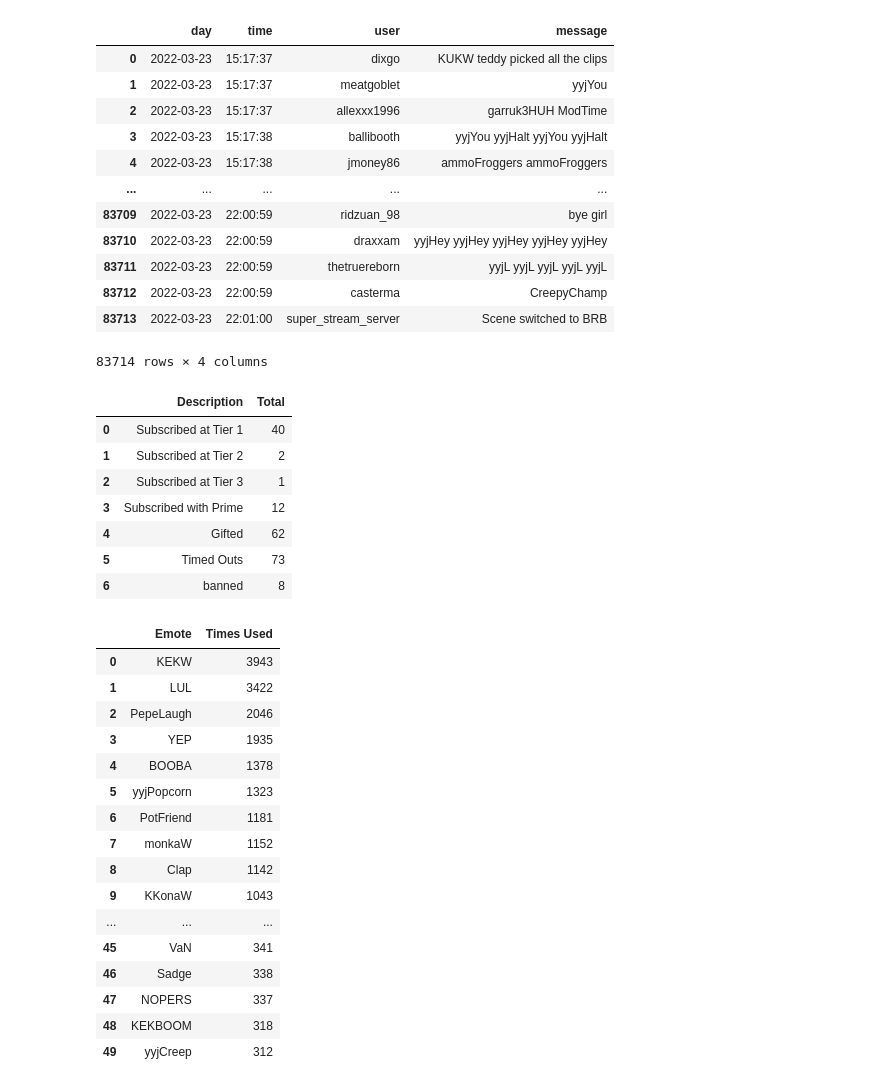
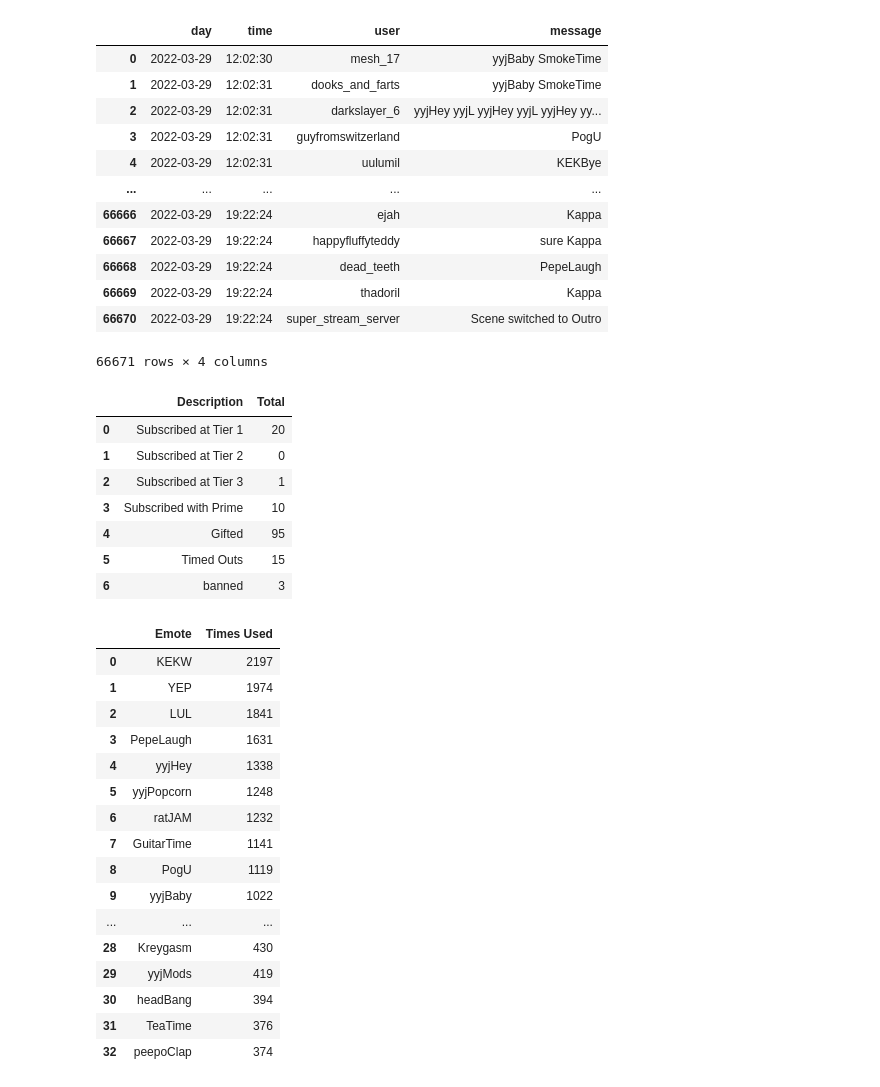
Before and after one commit to quassidi/yyj_project, a Jupyter notebook: with_python/jinnytty_analytics.ipynb, the cells around one changed output. Saved outputs shown, nothing was run; the diff lists cells and outputs as text; code cells hidden in the pictures.

```diff
--- a/with_python/jinnytty_analytics.ipynb
+++ b/with_python/jinnytty_analytics.ipynb
@@ -1,27 +1,27 @@
 # %%
 import pandas as pd
 from matplotlib import dates as mpl_dates
 import matplotlib.pyplot as plt
 import numpy as np
 from datetime import datetime, timedelta
 from jinja2 import Environment, FileSystemLoader
-df = pd.read_csv('../yyj.txt', delimiter='|', encoding='utf8', header=None, names=["day", "time", "user", "message"])
-#df = read.loc[:read[(read["user"] == "super_stream_server") & (read["message"] == "Scene switched to  Outro" )].any(1).idxmax()]
+read = pd.read_csv('../yyj.txt', delimiter='|', encoding='utf8', header=None, names=["day", "time", "user", "message"])
+df = read.loc[:read[(read["user"] == "super_stream_server") & (read["message"] == "Scene switched to  Outro" )].any(1).idxmax()]
 df
 # %% [output]
 |  | day | time | user | message |
-| 0 | 2022-03-23 | 15:17:37 | dixgo | KUKW teddy picked all the clips |
-| 1 | 2022-03-23 | 15:17:37 | meatgoblet | yyjYou |
-| 2 | 2022-03-23 | 15:17:37 | allexxx1996 | garruk3HUH ModTime |
-| 3 | 2022-03-23 | 15:17:38 | ballibooth | yyjYou yyjHalt yyjYou yyjHalt |
-| 4 | 2022-03-23 | 15:17:38 | jmoney86 | ammoFroggers ammoFroggers |
+| 0 | 2022-03-29 | 12:02:30 | mesh_17 | yyjBaby SmokeTime |
+| 1 | 2022-03-29 | 12:02:31 | dooks_and_farts | yyjBaby SmokeTime |
+| 2 | 2022-03-29 | 12:02:31 | darkslayer_6 | yyjHey yyjL yyjHey yyjL yyjHey yy... |
+| 3 | 2022-03-29 | 12:02:31 | guyfromswitzerland | PogU |
+| 4 | 2022-03-29 | 12:02:31 | uulumil | KEKBye |
 | ... | ... | ... | ... | ... |
-| 83709 | 2022-03-23 | 22:00:59 | ridzuan_98 | bye girl |
-| 83710 | 2022-03-23 | 22:00:59 | draxxam | yyjHey yyjHey yyjHey yyjHey yyjHey |
-| 83711 | 2022-03-23 | 22:00:59 | thetruereborn | yyjL yyjL yyjL yyjL yyjL |
-| 83712 | 2022-03-23 | 22:00:59 | casterma | CreepyChamp |
-| 83713 | 2022-03-23 | 22:01:00 | super_stream_server | Scene switched to BRB |
+| 66666 | 2022-03-29 | 19:22:24 | ejah | Kappa |
+| 66667 | 2022-03-29 | 19:22:24 | happyfluffyteddy | sure Kappa |
+| 66668 | 2022-03-29 | 19:22:24 | dead_teeth | PepeLaugh |
+| 66669 | 2022-03-29 | 19:22:24 | thadoril | Kappa |
+| 66670 | 2022-03-29 | 19:22:24 | super_stream_server | Scene switched to Outro |
-83714 rows × 4 columns
+66671 rows × 4 columns
 # %%
 today = datetime.today()
 d2 = today.strftime("%B %d, %Y")
@@ -49,13 +49,13 @@ moreData = pd.DataFrame(data=d)
 moreData
 # %% [output]
 |  | Description | Total |
-| 0 | Subscribed at Tier 1 | 40 |
-| 1 | Subscribed at Tier 2 | 2 |
+| 0 | Subscribed at Tier 1 | 20 |
+| 1 | Subscribed at Tier 2 | 0 |
 | 2 | Subscribed at Tier 3 | 1 |
-| 3 | Subscribed with Prime | 12 |
-| 4 | Gifted | 62 |
-| 5 | Timed Outs | 73 |
-| 6 | banned | 8 |
+| 3 | Subscribed with Prime | 10 |
+| 4 | Gifted | 95 |
+| 5 | Timed Outs | 15 |
+| 6 | banned | 3 |
 # %%
-withOutNA = df.dropna()
-most_used_words = pd.Series(' '.join(withOutNA['message']).split()).value_counts()[:100].reset_index()
+clean_wothoutNA = df.dropna()
+most_used_words = pd.Series(' '.join(clean_wothoutNA['message']).split()).value_counts()[:70].reset_index()
@@ -63,4 +63,4 @@
-text_withoutNan = clean1.dropna(axis='rows')
+text_withoutNan = clean1.dropna(axis='rows').replace({'\'':''}, {')':''}, regex=True)
 text_withoutNan
 
 #define values
@@ -68,7 +68,8 @@ values = ["The", "the", 'it', 'be', 'is', 'you', 'a', 'to', 'no', 'in', 'that',
           'not', 'good', 'I', 'on', 'and', 'i', '1', '2', 'Lmao', 'Lol', "You", 'like', 'just', 'its', '?', 'lol', 'all', 'so', 'will',
           'of', 'are', 'they', 'bye', '⠀', 'yes', 'he', 'can', '11', 'go', 'him', 'your', 'back', 'her', 'D', 'u', 'do', 'take', 'need',
           'more', 'why', 'have', 'what', 'with', 'dont', 'get', 'eat', 'drink', "jinny", "was", "my", "we"
-          ,"nice", "too", "me", "one", "yuggie"]
+          ,"nice", "too", "me", "one", "yuggie", "at", "how", "it\'s", "ye", "yea", "!bet", "hair", "milk", "🥕", "wind",
+          "S", "yeah", "ok", "mode", "water", "there", "drone"]
 
 #drop rows that contain any value in the list
 textwithoutmostusedwords = text_withoutNan[text_withoutNan['index'].isin(values) == False]
@@ -84,22 +85,22 @@ Cleanreadytop20chatters = pd.read_csv("topemotes.txt", delimiter=' ', encoding='
 Cleanreadytop20chatters
 # %% [output]
 |  | Emote | Times Used |
-| 0 | KEKW | 3943 |
-| 1 | LUL | 3422 |
-| 2 | PepeLaugh | 2046 |
-| 3 | YEP | 1935 |
-| 4 | BOOBA | 1378 |
-| 5 | yyjPopcorn | 1323 |
-| 6 | PotFriend | 1181 |
-| 7 | monkaW | 1152 |
-| 8 | Clap | 1142 |
-| 9 | KKonaW | 1043 |
+| 0 | KEKW | 2197 |
+| 1 | YEP | 1974 |
+| 2 | LUL | 1841 |
+| 3 | PepeLaugh | 1631 |
+| 4 | yyjHey | 1338 |
+| 5 | yyjPopcorn | 1248 |
+| 6 | ratJAM | 1232 |
+| 7 | GuitarTime | 1141 |
+| 8 | PogU | 1119 |
+| 9 | yyjBaby | 1022 |
 | ... | ... | ... |
-| 45 | VaN | 341 |
-| 46 | Sadge | 338 |
-| 47 | NOPERS | 337 |
-| 48 | KEKBOOM | 318 |
-| 49 | yyjCreep | 312 |
+| 28 | Kreygasm | 430 |
+| 29 | yyjMods | 419 |
+| 30 | headBang | 394 |
+| 31 | TeaTime | 376 |
+| 32 | peepoClap | 374 |
 # %%
 top20Chatters = df.user.value_counts()[:20].reset_index()
 # %%
```
Also changed, not shown: parts of 5 cells of this notebook, 4 other files.
